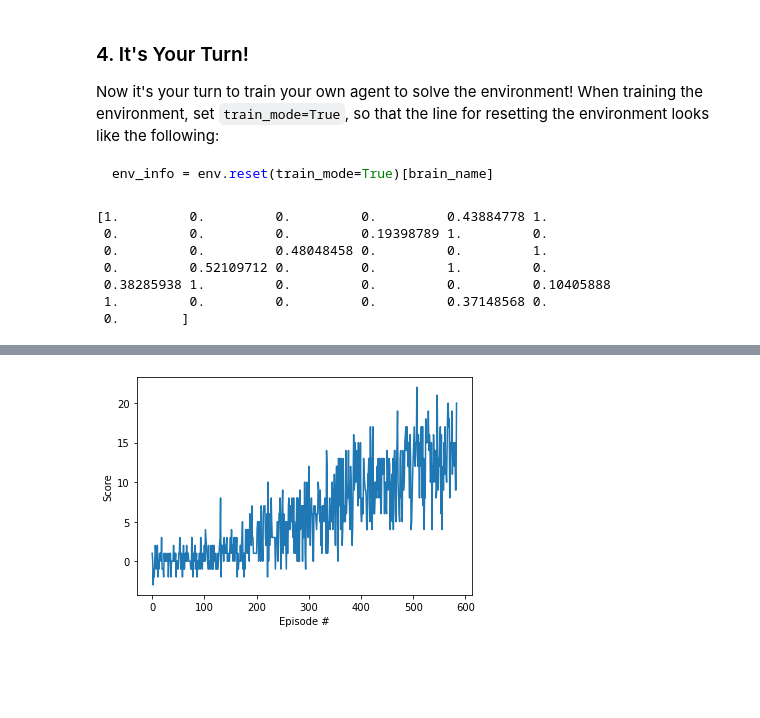
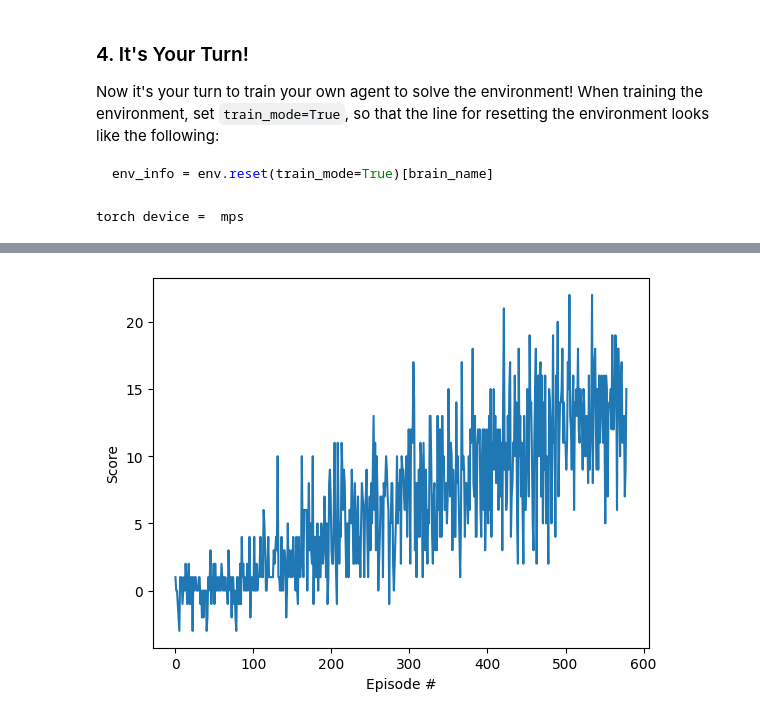
Before and after one commit to patchu/udacity-drl-bananas, a Jupyter notebook: Bananas.ipynb, the cells around one changed output, grey strips where cells are left out. Saved outputs shown, nothing was run; the diff lists cells and outputs as text; code cells hidden in the pictures; blank space fills up the shorter version.

Commit message:
after running agent in Bananas

````diff
--- a/Bananas.ipynb
+++ b/Bananas.ipynb
@@ -28,5 +27,6 @@ For instance, if you are using a Mac, then you downloaded `Banana.app`.  If this
 env = UnityEnvironment(file_name="Banana.app")
 ```
 # %%
-env = UnityEnvironment(file_name="Banana_Linux/Banana.x86_64", no_graphics=True)
+# env = UnityEnvironment(file_name="Banana_Linux/Banana.x86_64", no_graphics=True)  # Linux
+env = UnityEnvironment(file_name="Banana.app", no_graphics=True)  # Linux
 # %% [output]
@@ -132,17 +122,11 @@ Of course, as part of the project, you'll have to change the code so that the ag
 env_info = env.reset(train_mode=False)[brain_name] # reset the environment
 state = env_info.vector_observations[0]            # get the current state
 score = 0                                          # initialize the score
-# ar = np.array(np.zeros((1,5)))
-ar = state[:-2].reshape(-1,5)
-# save all velocities in this array
-vel_ar = state[-2:].reshape(-1,2)
 
 while True:
     action = np.random.randint(action_size)        # select an action
     env_info = env.step(action)[brain_name]        # send the action to the environment
     next_state = env_info.vector_observations[0]   # get the next state
-    ar = np.concatenate((ar, state[:-2].reshape(-1,5)))
-    vel_ar = np.concatenate((vel_ar, state[-2:].reshape(-1,2)))
     reward = env_info.rewards[0]                   # get the reward
     if reward != 0 and action != 1:
         print('reward:', reward, action, state[-1:], state[:-2].reshape(-1,5))
@@ -153,10 +137,5 @@ while True:
     if done:                                       # exit loop if episode finished
         break
 
-print(len(state), state.shape)
-
 print("Score: {}".format(score))
-
-orig_ar = ar
-print("length of orig_ar:", len(orig_ar))
 # %% [output]
@@ -210,19 +151,6 @@ Now it's your turn to train your own agent to solve the environment!  When train
 ```python
 env_info = env.reset(train_mode=True)[brain_name]
 ```
-# %%
-env_info = env.reset(train_mode=True)[brain_name] # reset the environment
-state = env_info.vector_observations[0]            # get the current state
-
-print(state)
-# %% [output]
-[1.         0.         0.         0.         0.43884778 1.
- 0.         0.         0.         0.19398789 1.         0.
- 0.         0.         0.48048458 0.         0.         1.
- 0.         0.52109712 0.         0.         1.         0.
- 0.38285938 1.         0.         0.         0.         0.10405888
- 1.         0.         0.         0.         0.37148568 0.
- 0.        ]
 # %%
 import time
 import numpy as np
@@ -240,6 +168,8 @@ import torch.optim as optim
 
 from dqn_agent import Agent
 agent = Agent(state_size=state_size, action_size=action_size, seed=0)
+# %% [output]
+torch device =  mps
 # %%
 def dqn(n_episodes=2000, max_t=1000, eps_start=1.0, eps_end=0.01, eps_decay=0.995):
     """Deep Q-Learning.
@@ -293,7 +223,6 @@ def dqn(n_episodes=2000, max_t=1000, eps_start=1.0, eps_end=0.01, eps_decay=0.99
     return scores
 # %%
 scores = dqn()
-np.save('./data/scores.npy', scores)
 
 fig = plt.figure()
 ax = fig.add_subplot(111)
@@ -315 +244 @@ Environment solved in 484 episodes!     Average Score: 13.07
-[figure, old version]
+[figure, new version]
````
Also changed, not shown: parts of 6 cells of this notebook, 6 other files.
